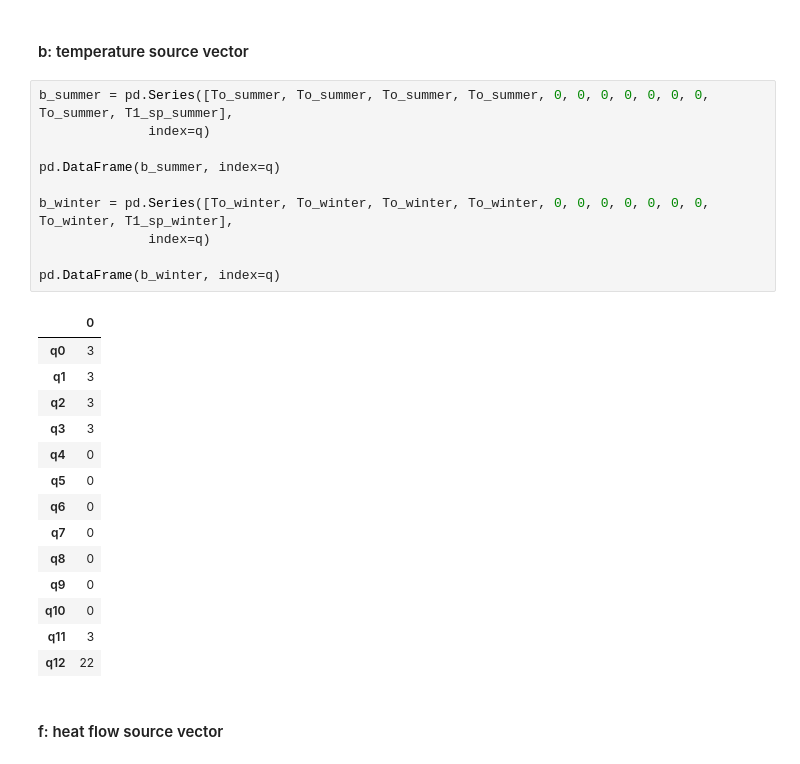
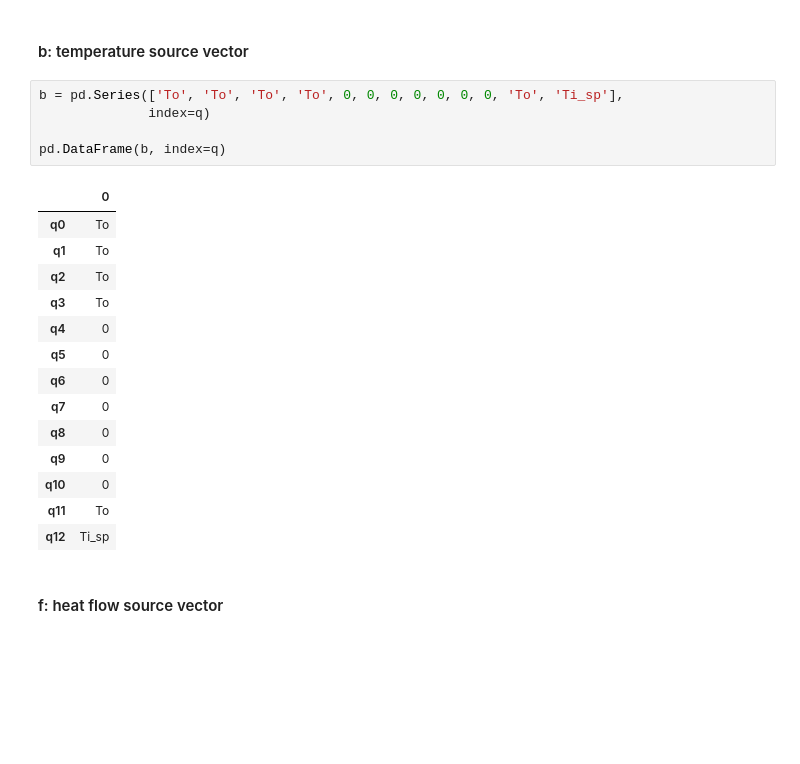
Before and after one commit to dm4bem/thermal-building-model-super-team, a Jupyter notebook: Assignment1_Gustmann_Rahman_Silva_Uddin.ipynb, the cells around one changed output. Drawn from its saved outputs; the diff is of its cells as text; blank space fills up the shorter version.

```diff
--- a/Assignment1_Gustmann_Rahman_Silva_Uddin.ipynb
+++ b/Assignment1_Gustmann_Rahman_Silva_Uddin.ipynb
@@ -321,21 +321,16 @@ pd.DataFrame(G, index=q)
 # %% [markdown]
 #### b: temperature source vector
 # %%
-b_summer = pd.Series([To_summer, To_summer, To_summer, To_summer, 0, 0, 0, 0, 0, 0, 0, To_summer, T1_sp_summer],
+b = pd.Series(['To', 'To', 'To', 'To', 0, 0, 0, 0, 0, 0, 0, 'To', 'Ti_sp'],
               index=q)
 
-pd.DataFrame(b_summer, index=q)
-
-b_winter = pd.Series([To_winter, To_winter, To_winter, To_winter, 0, 0, 0, 0, 0, 0, 0, To_winter, T1_sp_winter],
-              index=q)
-
-pd.DataFrame(b_winter, index=q)
+pd.DataFrame(b, index=q)
 # %% [output]
 |  | 0 |
-| q0 | 3 |
-| q1 | 3 |
-| q2 | 3 |
-| q3 | 3 |
+| q0 | To |
+| q1 | To |
+| q2 | To |
+| q3 | To |
 | q4 | 0 |
 | q5 | 0 |
 | q6 | 0 |
@@ -343,8 +338,8 @@ pd.DataFrame(b_winter, index=q)
 | q8 | 0 |
 | q9 | 0 |
 | q10 | 0 |
-| q11 | 3 |
-| q12 | 22 |
+| q11 | To |
+| q12 | Ti_sp |
 # %% [markdown]
 #### f: heat flow source vector
 # %%
```
Also changed, not shown: parts of 24 cells of this notebook, 1 other file.
